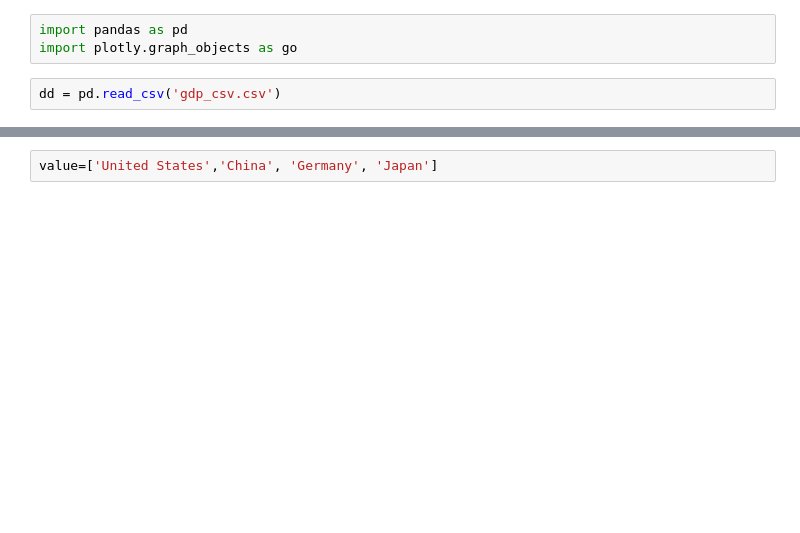
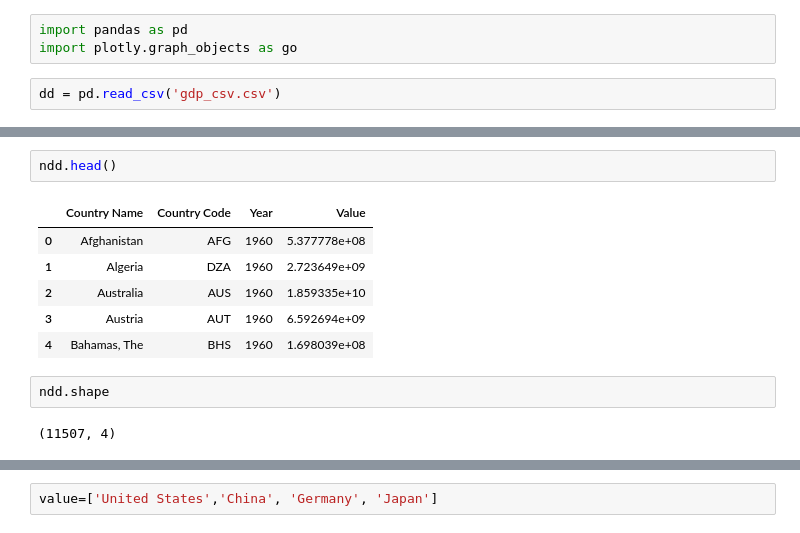
Before and after one commit to Ahoq/gdp_dashboard, a Jupyter notebook: gdp_time_series.ipynb, the cells around one changed output, grey strips where cells are left out. Cells and saved outputs as stored; diff of their text form; blank space fills up the shorter version.

```diff
--- a/gdp_time_series.ipynb
+++ b/gdp_time_series.ipynb
@@ -5,0 +23,13 @@ dd = pd.read_csv('gdp_csv.csv')
+# %%
+ndd.head()
+# %% [output]
+|  | Country Name | Country Code | Year | Value |
+| 0 | Afghanistan | AFG | 1960 | 5.377778e+08 |
+| 1 | Algeria | DZA | 1960 | 2.723649e+09 |
+| 2 | Australia | AUS | 1960 | 1.859335e+10 |
+| 3 | Austria | AUT | 1960 | 6.592694e+09 |
+| 4 | Bahamas, The | BHS | 1960 | 1.698039e+08 |
+# %%
+ndd.shape
+# %% [output]
+(11507, 4)
```
Also changed, not shown: parts of 8 cells of this notebook, 3 other files.
